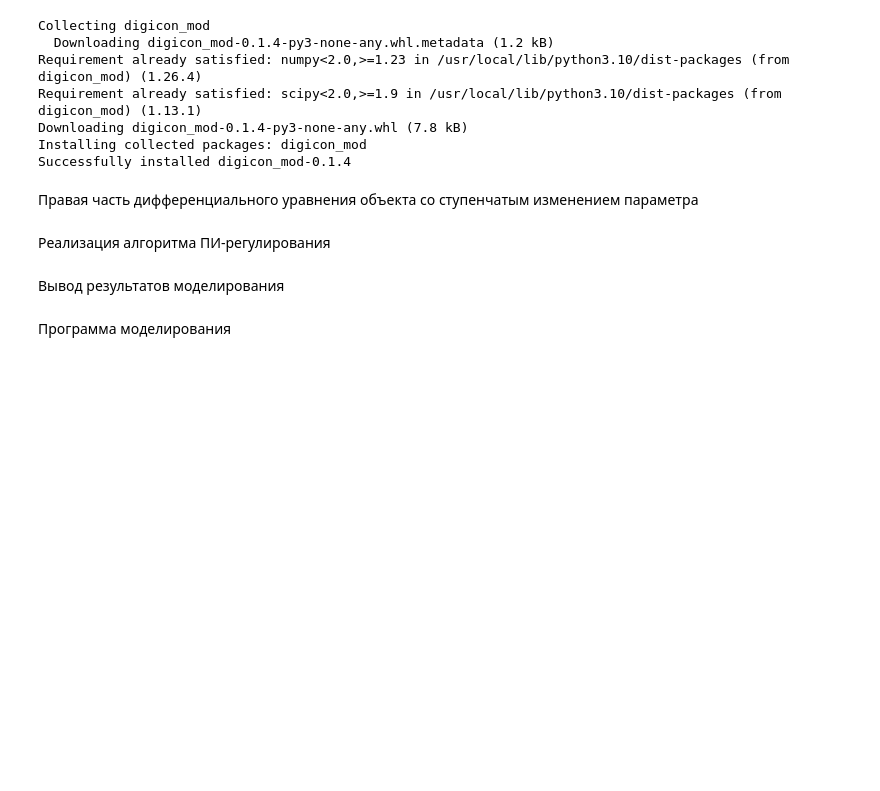
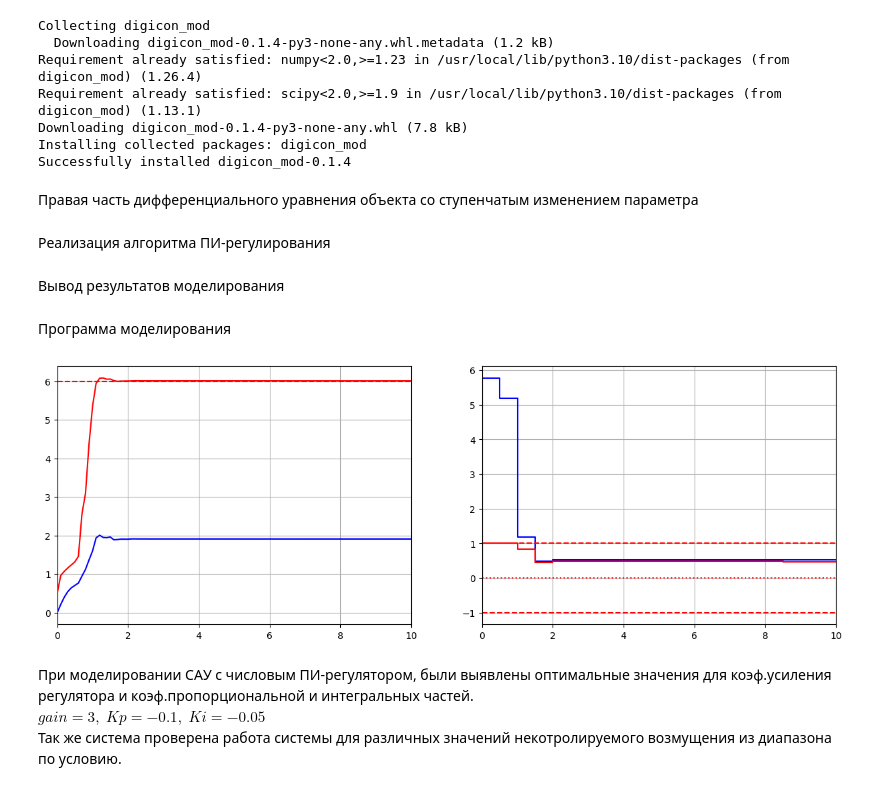
Before and after one commit to sanka-eu/nonlinear_and_adaptive_control_practice, a Jupyter notebook: lab1_tools.ipynb, the cells around one changed output. Drawn from its saved outputs; the diff is of its cells as text; code cells hidden in the pictures; blank space fills up the shorter version.

```diff
--- a/lab1_tools.ipynb
+++ b/lab1_tools.ipynb
@@ -237,10 +263,12 @@ def F_with_change(step_time, init_value, finish_value):
     def F_with_control(uc):
         def F_internal(x, t):
             if t > step_time:
-                v0 = finish_value
+                zeta = finish_value
             else:
-                v0 = init_value
-            return [ -math.pow(x[0],3) + x[1] + v0, -x[1] + uc]
+                zeta = init_value
+            d_dP = 17*x[1] + zeta - 0.1*x[0]**3 + 9*math.sin(4*x[0] - 7) - 6
+            dT = -0.1*x[1]**3 - 2*x[1]*math.cos(5*x[0] + 6) + uc - 1
+            return [d_dP, dT]
 
         return F_internal
     return F_with_control
@@ -278,17 +306,23 @@ def plot_result(time, time_end, x1, x2, plc, goal):
 # %% [markdown]
 Программа моделирования
 # %%
-v0_init = 0.0
-v0_finish = 1.0
-change_time = 15
-goal = 0.55
-gain = 3.0
+zeta_init = 4.0
+zeta_finish = 23.0
+change_time = 30
+goal = 6
+gain = 3
 step = 0.5
 mod_step = 0.1
-func_ctrl = F_with_change(change_time,v0_init,v0_finish)
+func_ctrl = F_with_change(change_time,zeta_init,zeta_finish)
 
 plc=PI(goal=goal, Kp=-1.0, Ki=-0.05, gain=gain, step=step)
-tk=30
-x0=[-2.5, 0.1]
+tk=10
+x0=[0.5, 0.0]
 res = digicon_mod.sim.calculate(func_ctrl, x0, mod_step, tk, plc)
 plot_result(time=res['t'], time_end=tk, x1=res['x1'], x2=res['x2'], plc=plc, goal=goal)
+# %% [output]
+[figure, added]
+# %% [markdown]
+При моделировании САУ с числовым ПИ-регулятором, были выявлены оптимальные значения для коэф.усиления регулятора и коэф.пропорциональной и интегральных частей.\
+$gain=3,\;Kp=-0.1,\;Ki=-0.05$\
+Так же система проверена работа системы для различных значений некотролируемого возмущения из диапазона по условию.
```
Also changed, not shown: parts of 12 cells of this notebook.
